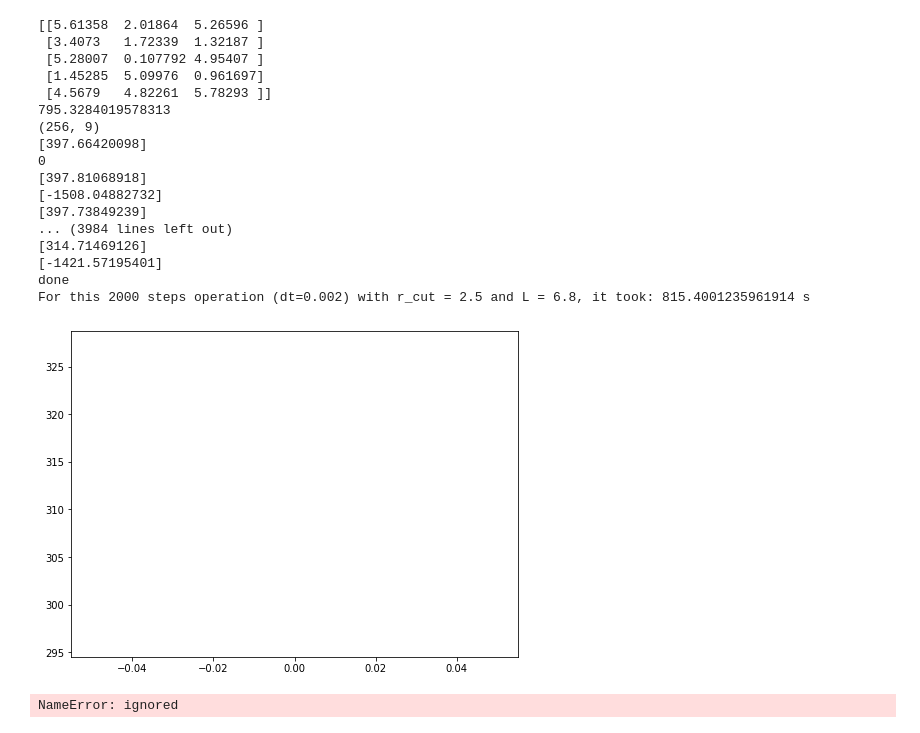
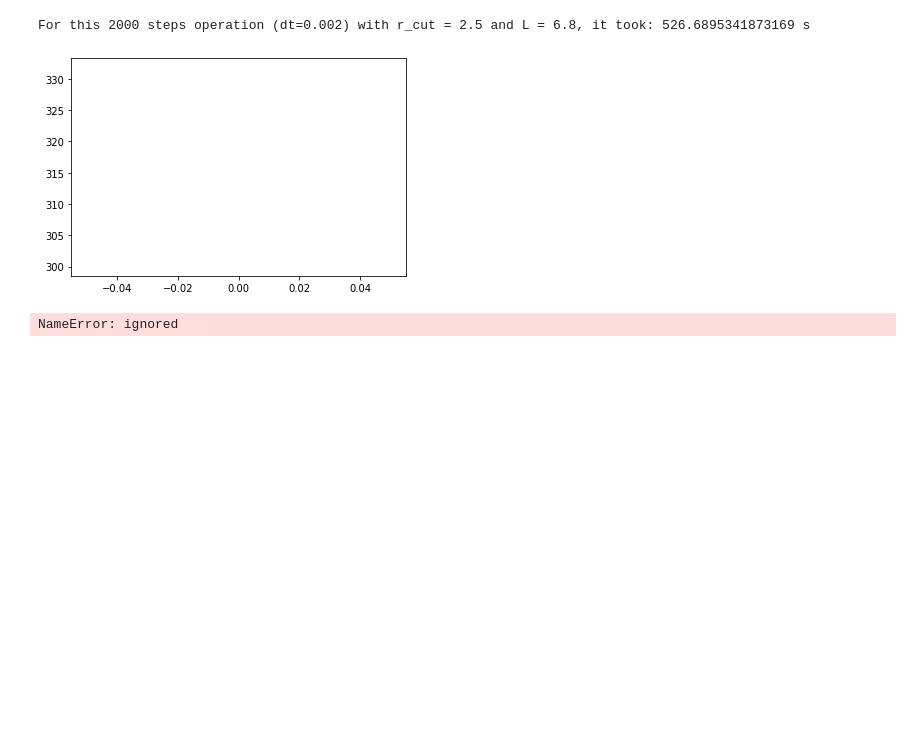
Before and after one commit to kianpu34593/MiniDragon, a Jupyter notebook: src/12_1_ProjectCode.ipynb, the cells around one changed output. Saved outputs shown, nothing was run; the diff lists cells and outputs as text; code cells hidden in the pictures; blank space fills up the shorter version.

```diff
--- a/src/12_1_ProjectCode.ipynb
+++ b/src/12_1_ProjectCode.ipynb
@@ -283,7 +286,7 @@ def vel_Ver(infodict,dt,r_limit=2.5,L=6.8):
 # %%
 # %%
 #The LJ potential MD simulation function
-#|@numba.njit
+#@numba.njit
 def LJ_MD(subdiv,position_init,dt,stop_step,accel_init,r_cut,L,T_eq,e_scale,sig):
     #useful constant
     k_B=1.38064852*10**(-23)
@@ -292,12 +295,12 @@ def LJ_MD(subdiv,position_init,dt,stop_step,accel_init,r_cut,L,T_eq,e_scale,sig)
 
     #velocity initialization
     x_dot_init=random_vel_generator(n=size_sim,T_equal=T_eq,m=1,e_scale=e_scale)
-    print(np.sum(np.sum(x_dot_init**2,1),0))
+    #print(np.sum(np.sum(x_dot_init**2,1),0))
     #initialize the info matrix
     info=np.zeros((stop_step+1,size_sim,9))
     info[0,:,:]=np.concatenate((position_init,x_dot_init,accel_init),axis=1)
     info_init=info[0,:,:]
-    print(info_init.shape)
+    #print(info_init.shape)
 
     infotodic=celltodic((info[0,:,:]),subdiv[0],subdiv[1],subdiv[2],L)
 
@@ -313,16 +316,16 @@ def LJ_MD(subdiv,position_init,dt,stop_step,accel_init,r_cut,L,T_eq,e_scale,sig)
     PE[0,:]=LJ_potent_nondimen(info[0,:,0:3],r_cut=r_cut,L=L)
 
     KE[0,:]=Kin_Eng(m=1,x_dot=info[0,:,3:6])
-    print(KE[0,:])
+    #print(KE[0,:])
     T_insta[0,:]=2*KE[0,:]*e_scale/(3*(size_sim-1)*k_B) #k
     P_insta[0,:]=insta_pressure(L=L,T=T_insta[0],N=size_sim,position=info[0,:,0:3],r_cut=r_cut,e_scale=e_scale)*(e_scale/(L*sig*(10**(-10)))**3) #Pa
 
     step_range=tqdm(list(range(stop_step)))
     #step_range=range(stop_step)
 
-    for step in range(0,stop_step-10):#step_range:
-          if step%200==0:
-            print(step)
+    for step in step_range:#step_range:
+          #if step%200==0:
+            #print(step)
           #update particles position, velocity, accelerations
           info_temp=vel_Ver(infodict=infotodic,dt=dt,r_limit=r_cut,L=L)
 
@@ -339,10 +342,10 @@ def LJ_MD(subdiv,position_init,dt,stop_step,accel_init,r_cut,L,T_eq,e_scale,sig)
           PE[step+1,:]=LJ_potent_nondimen(info[step+1,:,0:3],r_cut=r_cut,L=L)
           #print(info[step+1,:,:].shape)
           KE[step+1,:]=Kin_Eng(m=1,x_dot=info[step+1,:,3:6])
-          print(KE[step+1,:])
-          print(PE[step+1,:])
+          #print(KE[step+1,:])
+          #print(PE[step+1,:])
           T_insta[step+1,:]=2*KE[step+1,:]*e_scale/(3*(size_sim-1)*k_B) #k
-          P_insta[step+1,:]=insta_pressure(L=L,T=T_insta[step+1],N=size_sim,position=info[step+1,:,0:3],r_cut=r_cut,e_scale=e_scale)*(e_scale/(L*sig*(10**(-10)))**3) #Pa
+          P_insta[step+1,:]=insta_pressure(L=L,T=T_insta[step+1],N=size_sim,position=info[step+1,:,0:3],r_cut=r_cut,e_scale=e_scale)#*(e_scale/(L*sig*(10**(-10)))**3) #unitless
     plt.plot(KE[380,0])
     return info,PE,KE,T_insta,P_insta
 # %%
@@ -395,63 +398,46 @@ def celltodic(positions,nx,ny,nz,L):
 # %%
 stop_step=int(4/0.002)
 k_B=1.38064852*10**(-23)
 dt=0.002
 file_name='liquid256.txt'
 position_init=np.loadtxt(file_name)
-print(position_init[0:5,:])
 a_init=np.zeros((256,3))
-r_c_ls=[2,2.5,3]
+r_c=2.5
 L0=6.8
 
 #cube division
 subdiv=np.array([2,2,2])
 
 energy_scale=1.66*10**(-21)#unit: J, Argon
 sigma=3.4 #unit: Ang, Argon
-T_dimensional_equal=np.round(np.linspace(123,145,10))#unit K
+T_dimensional_equal=123#np.round(np.linspace(123,145,10))#unit K
 T_equal=T_dimensional_equal*k_B/energy_scale
 L_ls=256 #np.round(np.linspace(7.21578,7.69026,10),decimals=5)
-P_insta_m_ls=np.zeros((position_init.shape[0],stop_step+1,1))
-T_insta_m_ls=np.zeros((position_init.shape[0],stop_step+1,1))
-KE_m_ls=np.zeros((position_init.shape[0],stop_step+1,1))
-PE_m_ls=np.zeros((position_init.shape[0],stop_step+1,1))
+# P_insta_m_ls=np.zeros((stop_step+1,1))
+# T_insta_m_ls=np.zeros((stop_step+1,1))
+# KE_m_ls=np.zeros((stop_step+1,1))
+# PE_m_ls=np.zeros((stop_step+1,1))
 #for ind, L0 in enumerate(L_ls):
 ind=1
 start_time=time.time()
 L0=np.float(L0)
 #print(L0)
-info_test,PE_m_ls[ind,:,:],KE_m_ls[ind,:,:],T_insta_m_ls[ind,:,:],P_insta_m_ls[ind,:,:]=LJ_MD(subdiv=subdiv,
-                                                                                              position_init=position_init,
-                                                                                              dt=dt,
-                                                                                              stop_step=stop_step,
-                                                                                              accel_init=a_init,
-                                                                                              r_cut=r_c_ls[2],
-                                                                                              L=L0,
-                                                                                              T_eq=T_equal[ind],
-                                                                                              e_scale=energy_scale,
-                                                                                              sig=sigma)
-print('done')
+info_test,PE_m_ls,KE_m_ls,T_insta_m_ls,P_insta_m_ls=LJ_MD(subdiv=subdiv,
+                                                          position_init=position_init,
+                                                          dt=dt,
+                                                          stop_step=stop_step,
+                                                          accel_init=a_init,
+                                                          r_cut=r_c,
+                                                          L=L0,
+                                                          T_eq=T_equal,#[ind],
+                                                          e_scale=energy_scale,
+                                                          sig=sigma)
+#print('done')
 end_time=time.time()
 print("For this {} steps operation (dt={}) with r_cut = {} and L = {}, it took:".format(stop_step,dt,r_c_ls[1],L0),end_time-start_time,'s')
 # %% [output]
-[[5.61358  2.01864  5.26596 ]
- [3.4073   1.72339  1.32187 ]
- [5.28007  0.107792 4.95407 ]
- [1.45285  5.09976  0.961697]
- [4.5679   4.82261  5.78293 ]]
-795.3284019578313
-(256, 9)
-[397.66420098]
-0
-[397.81068918]
-[-1508.04882732]
-[397.73849239]
-... (3984 lines left out)
-[314.71469126]
-[-1421.57195401]
-done
-For this 2000 steps operation (dt=0.002) with r_cut = 2.5 and L = 6.8, it took: 815.4001235961914 s
+For this 2000 steps operation (dt=0.002) with r_cut = 2.5 and L = 6.8, it took: 526.6895341873169 s
-[figure, old version]
+[figure, new version]
 # %%
 print(info_test.shape)
 # %% [output]
```
Also changed, not shown: parts of 5 cells of this notebook.
